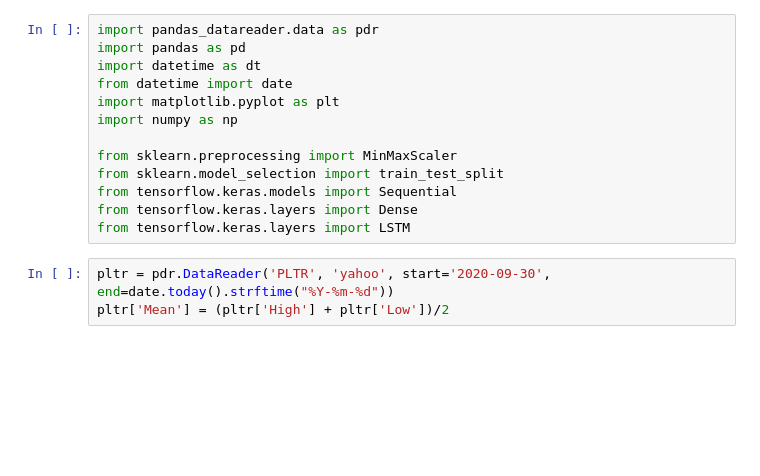
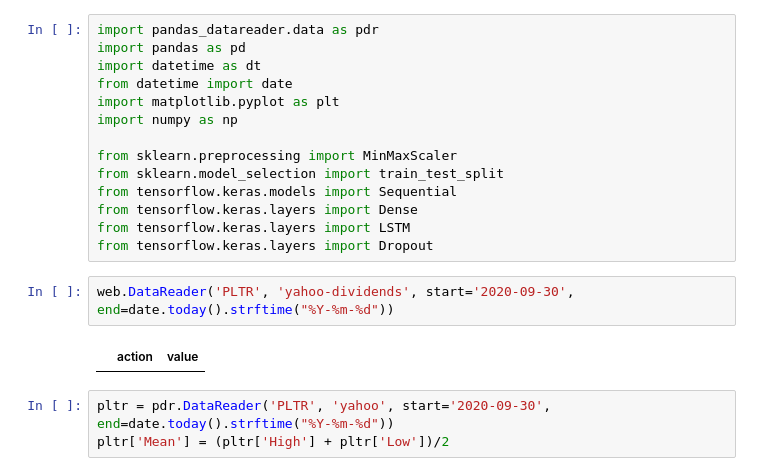
Before and after one commit to florence26/Stock-Predictions, a Jupyter notebook: stock_predictions.ipynb, the cells around one changed output. Drawn from its saved outputs; the diff is of its cells as text; blank space fills up the shorter version.

```diff
--- a/stock_predictions.ipynb
+++ b/stock_predictions.ipynb
@@ -11,6 +11,11 @@ from sklearn.model_selection import train_test_split
 from tensorflow.keras.models import Sequential
 from tensorflow.keras.layers import Dense
 from tensorflow.keras.layers import LSTM
+from tensorflow.keras.layers import Dropout
+# %%
+web.DataReader('PLTR', 'yahoo-dividends', start='2020-09-30', end=date.today().strftime("%Y-%m-%d"))
+# %% [output]
+|  | action | value |
 # %%
 pltr = pdr.DataReader('PLTR', 'yahoo', start='2020-09-30', end=date.today().strftime("%Y-%m-%d"))
 pltr['Mean'] = (pltr['High'] + pltr['Low'])/2
```
Also changed, not shown: parts of 8 cells of this notebook.
